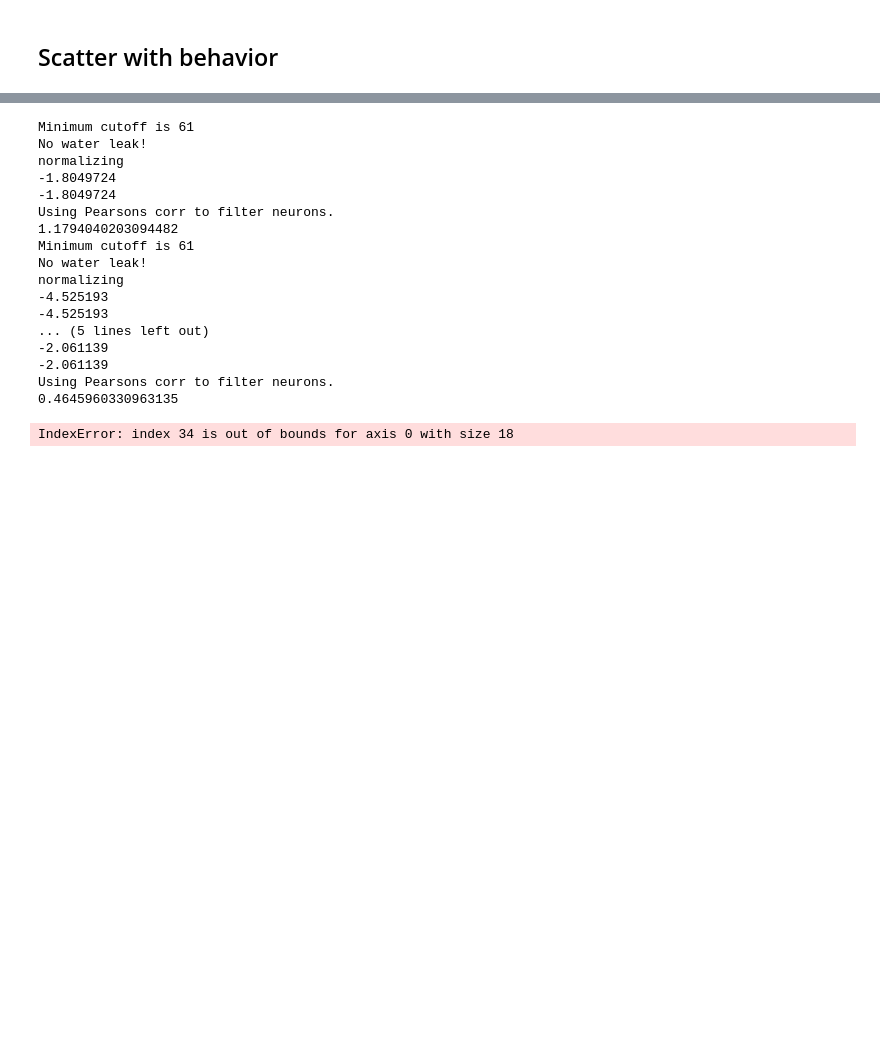
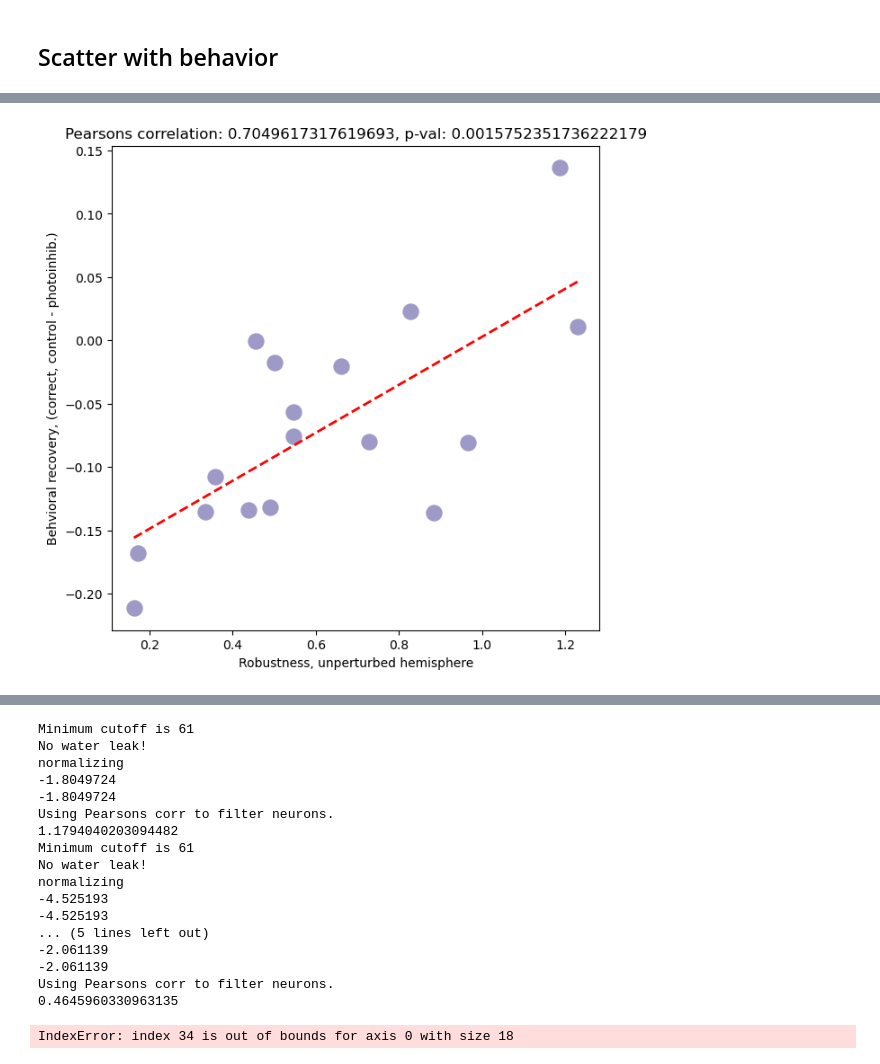
Before and after one commit to catherinewang99/2pimagingAnalysis, a Jupyter notebook: fig-3.ipynb, the cells around one changed output, grey strips where cells are left out. Cells and saved outputs as stored; diff of their text form; code cells hidden in the pictures; blank space fills up the shorter version.

```diff
--- a/fig-3.ipynb
+++ b/fig-3.ipynb
@@ -800,0 +1127,32 @@ Using Pearsons corr to filter neurons.
+# %%
+
+#%%
+fig = plt.figure(figsize=(7,7))
+
+ls = ['Naive', 'Learning', 'Expert']
+ls = ['Learning', 'Expert']
+
+# for i in range(3):
+# for i in [1,2]:
+colors = ['#9e9ac8', '#54278f']
+for i in [0]:
+    plt.scatter(all_mod[i], all_deltas[i], label = ls[i], s=150, color=colors[i])
+
+plt.xlabel('Robustness, unperturbed hemisphere')
+plt.ylabel('Behvioral recovery, (correct, control - photoinhib.)')
+# plt.ylabel('Behvioral recovery, (delta correct, control-photoinhib.)')
+# plt.xlim(left=0)
+# plt.xlim(right=1.5)
+# plt.legend()
+plt.title('Pearsons correlation: {}, p-val: {}'.format(stats.pearsonr(cat(all_mod[:]), cat(all_deltas[:]))[0],
+                                                        stats.pearsonr(cat(all_mod[:]), cat(all_deltas[:]))[1]))
+from scipy import stats
+
+slope, intercept, r_value, p_value, std_err = stats.linregress(all_mod[0], all_deltas[0])
+x_line = np.array([min(all_mod[0]), max(all_mod[0])])
+y_line = slope * x_line + intercept
+plt.plot(x_line, y_line, 'r--', linewidth=2, label=f'r={r_value:.3f}, p={p_value:.3f}')
+plt.savefig(r'F:\data\Fig 3\corr_behaviordiff_modularity_learning_lasttwoseconds.pdf')
+plt.show()
+# %% [output]
+[figure, added]
```
Also changed, not shown: parts of 20 cells of this notebook, 4 other files.
